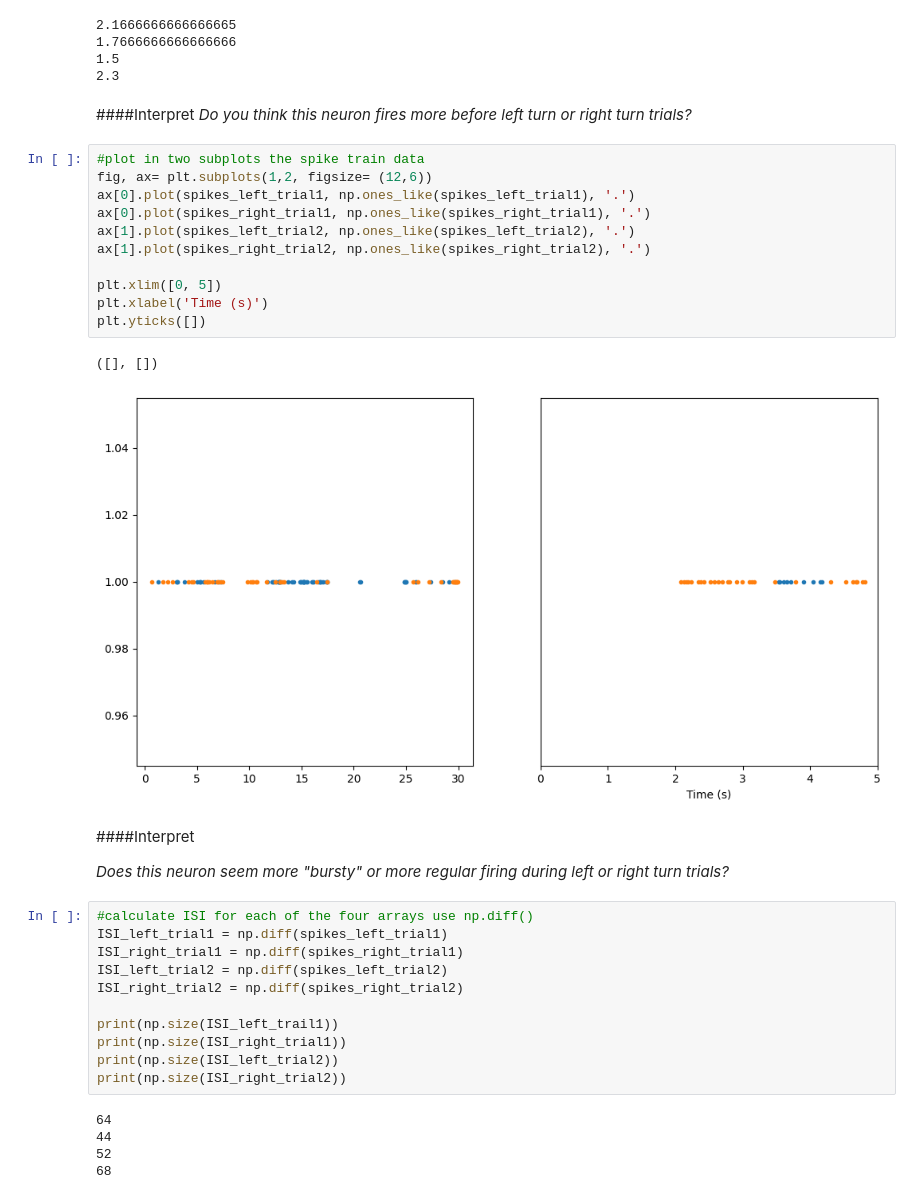
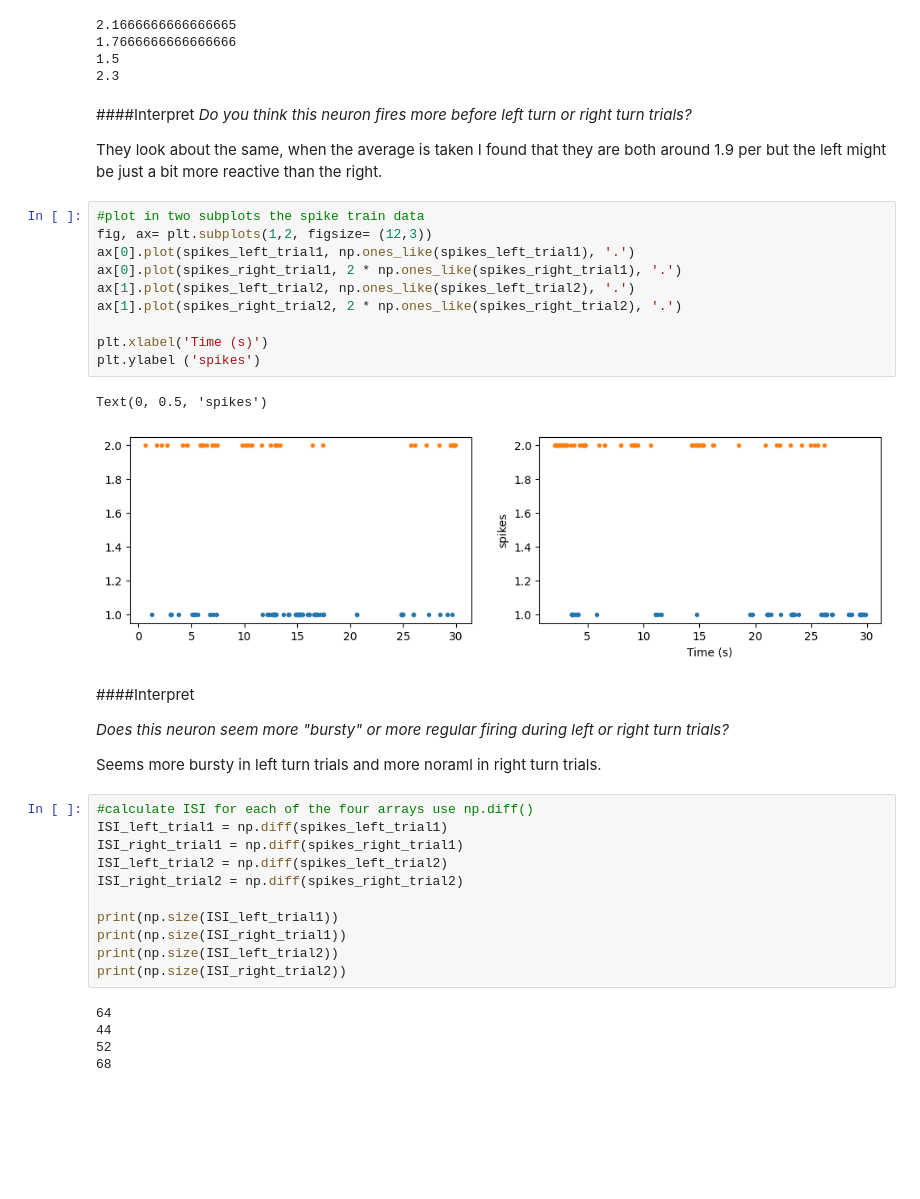
Before and after one commit to nellyfadil/Neuro-265, a Jupyter notebook: coding_homework_7.ipynb, the cells around one changed output. Saved outputs shown, nothing was run; the diff lists cells and outputs as text; blank space fills up the shorter version.

```diff
--- a/coding_homework_7.ipynb
+++ b/coding_homework_7.ipynb
@@ -89,24 +89,28 @@ print(len(spikes_right_trial2)/ 30)
 # %% [markdown]
 ####Interpret
 *Do you think this neuron fires more before left turn or right turn trials?*
+
+
+They look about the same, when the average is taken I found that they are both around 1.9 per but the left might be just a bit more reactive than the right.
 # %%
 #plot in two subplots the spike train data
-fig, ax= plt.subplots(1,2, figsize= (12,6))
+fig, ax= plt.subplots(1,2, figsize= (12,3))
 ax[0].plot(spikes_left_trial1, np.ones_like(spikes_left_trial1), '.')
-ax[0].plot(spikes_right_trial1, np.ones_like(spikes_right_trial1), '.')
+ax[0].plot(spikes_right_trial1, 2 * np.ones_like(spikes_right_trial1), '.')
 ax[1].plot(spikes_left_trial2, np.ones_like(spikes_left_trial2), '.')
-ax[1].plot(spikes_right_trial2, np.ones_like(spikes_right_trial2), '.')
+ax[1].plot(spikes_right_trial2, 2 * np.ones_like(spikes_right_trial2), '.')
 
-plt.xlim([0, 5])
 plt.xlabel('Time (s)')
-plt.yticks([])
+plt.ylabel ('spikes')
 # %% [output]
-([], [])
+Text(0, 0.5, 'spikes')
-[figure, old version]
+[figure, new version]
 # %% [markdown]
 ####Interpret
 
 *Does this neuron seem more "bursty" or more regular firing during left or right turn trials?*
+
+Seems more bursty in left turn trials and more noraml in right turn trials.
 # %%
 #calculate ISI for each of the four arrays use np.diff()
 ISI_left_trial1 = np.diff(spikes_left_trial1)
@@ -114,7 +118,7 @@ ISI_right_trial1 = np.diff(spikes_right_trial1)
 ISI_left_trial2 = np.diff(spikes_left_trial2)
 ISI_right_trial2 = np.diff(spikes_right_trial2)
 
-print(np.size(ISI_left_trail1))
+print(np.size(ISI_left_trial1))
 print(np.size(ISI_right_trial1))
 print(np.size(ISI_left_trial2))
 print(np.size(ISI_right_trial2))
```
Also changed, not shown: parts of 6 cells of this notebook.
